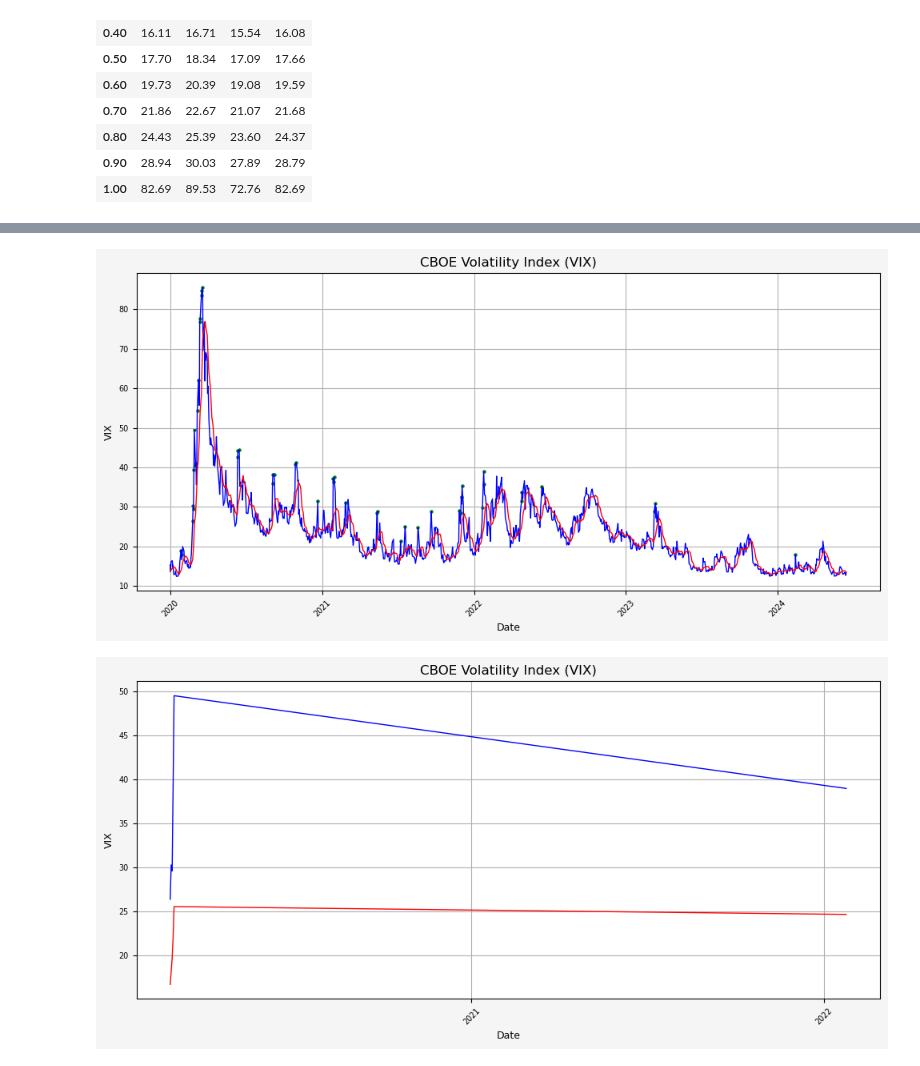
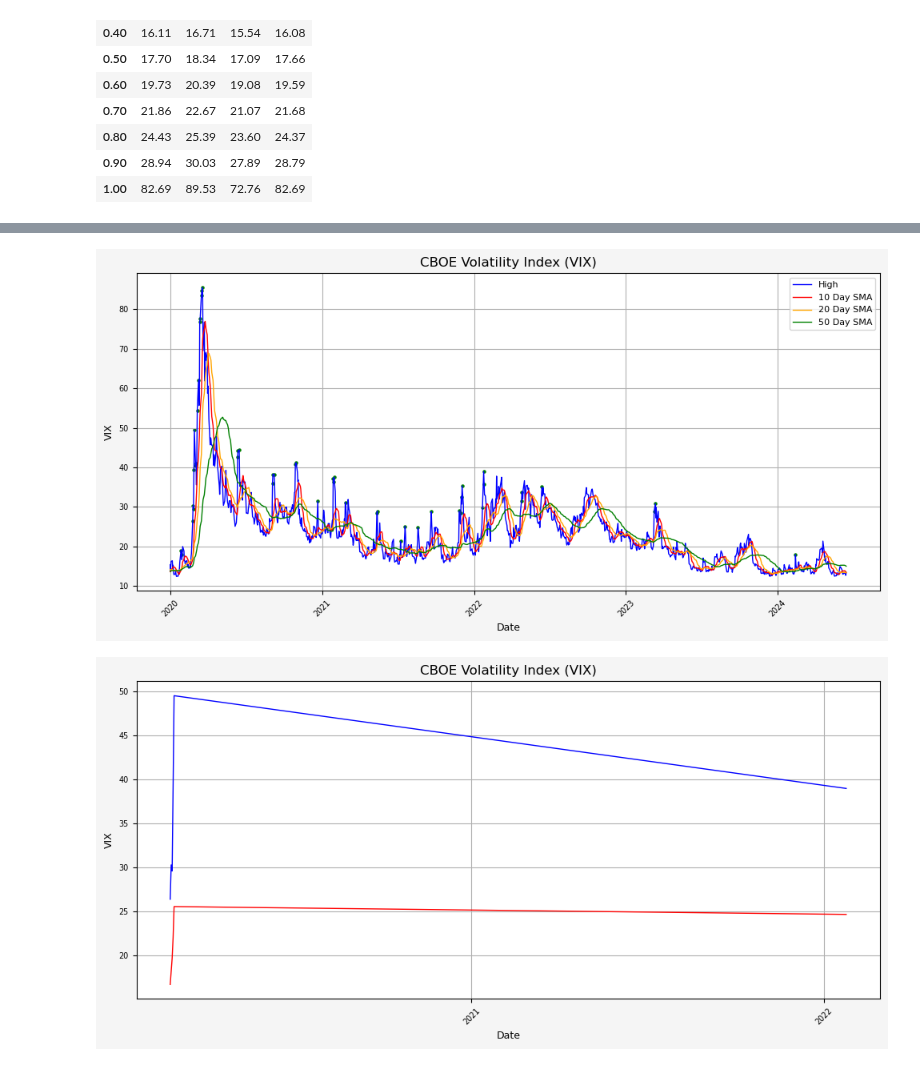
Before and after one commit to jaredszajkowski/jaredszajkowski.github.io, a Jupyter notebook: content/post/investigating-vix-levels-and-returns/Investigating_Vix_Levels_And_Returns.ipynb, the cells around one changed output, grey strips where cells are left out. Saved outputs shown, nothing was run; the diff lists cells and outputs as text; code cells hidden in the pictures.

```diff
--- a/content/post/investigating-vix-levels-and-returns/Investigating_Vix_Levels_And_Returns.ipynb
+++ b/content/post/investigating-vix-levels-and-returns/Investigating_Vix_Levels_And_Returns.ipynb
@@ -201,3 +144,5 @@ display(deciles)
 # %%
 vix['SMA_10'] = vix['High'].rolling(10).mean()
 vix['Spike'] = vix['High'] >= vix['SMA_10'] * 1.25
+vix['SMA_20'] = vix['High'].rolling(20).mean()
+vix['SMA_50'] = vix['High'].rolling(50).mean()
@@ -279,33 +725,35 @@ plt.show()
 # %%
 vix_2020_pres = vix[vix.index >= '2020-01-01']
 
 # Plotting the VIX
 plt.figure(figsize=(10, 5), facecolor = '#F5F5F5')
 
-plt.plot(vix_2020_pres.index, vix_2020_pres['High'], linestyle='-', color='b', linewidth=1)
-plt.plot(vix_2020_pres.index, vix_2020_pres['SMA_10'], linestyle='-', color='r', linewidth=1)
+plt.plot(vix_2020_pres.index, vix_2020_pres['High'], label='High', linestyle='-', color='b', linewidth=1)
+plt.plot(vix_2020_pres.index, vix_2020_pres['SMA_10'], label='10 Day SMA', linestyle='-', color='r', linewidth=1)
+plt.plot(vix_2020_pres.index, vix_2020_pres['SMA_20'], label='20 Day SMA', linestyle='-', color='orange', linewidth=1)
+plt.plot(vix_2020_pres.index, vix_2020_pres['SMA_50'], label='50 Day SMA', linestyle='-', color='g', linewidth=1)
 plt.scatter(vix_2020_pres[vix_2020_pres['Spike'] == True].index, vix_2020_pres[vix_2020_pres['Spike'] == True]['High'], linestyle='-', color='g', s=5)
 
 # Set X axis
 plt.gca().xaxis.set_major_locator(mdates.YearLocator())
 plt.gca().xaxis.set_major_formatter(mdates.DateFormatter('%Y'))
 plt.xlabel('Date', fontsize = 9)
 plt.xticks(rotation = 45, fontsize = 7)
 
 # Set Y axis
 plt.ylabel('VIX', fontsize = 9)
 plt.yticks(fontsize = 7)
 
 # Set title, etc.
 plt.title('CBOE Volatility Index (VIX)', fontsize = 12)
 
 # Display the plot
 plt.tight_layout()
 plt.grid(True)
-# plt.legend(fontsize = 8)
+plt.legend(fontsize = 8)
 plt.show()
 # %% [output]
-[figure, old version]
+[figure, new version]
 # %%
 vix_2020_pres = vix[(vix.index >= '2020-01-01') & (vix['High'] >= vix['SMA_10'] * 1.5)]
 
```
Also changed, not shown: parts of 50 cells of this notebook, 1 other file.
